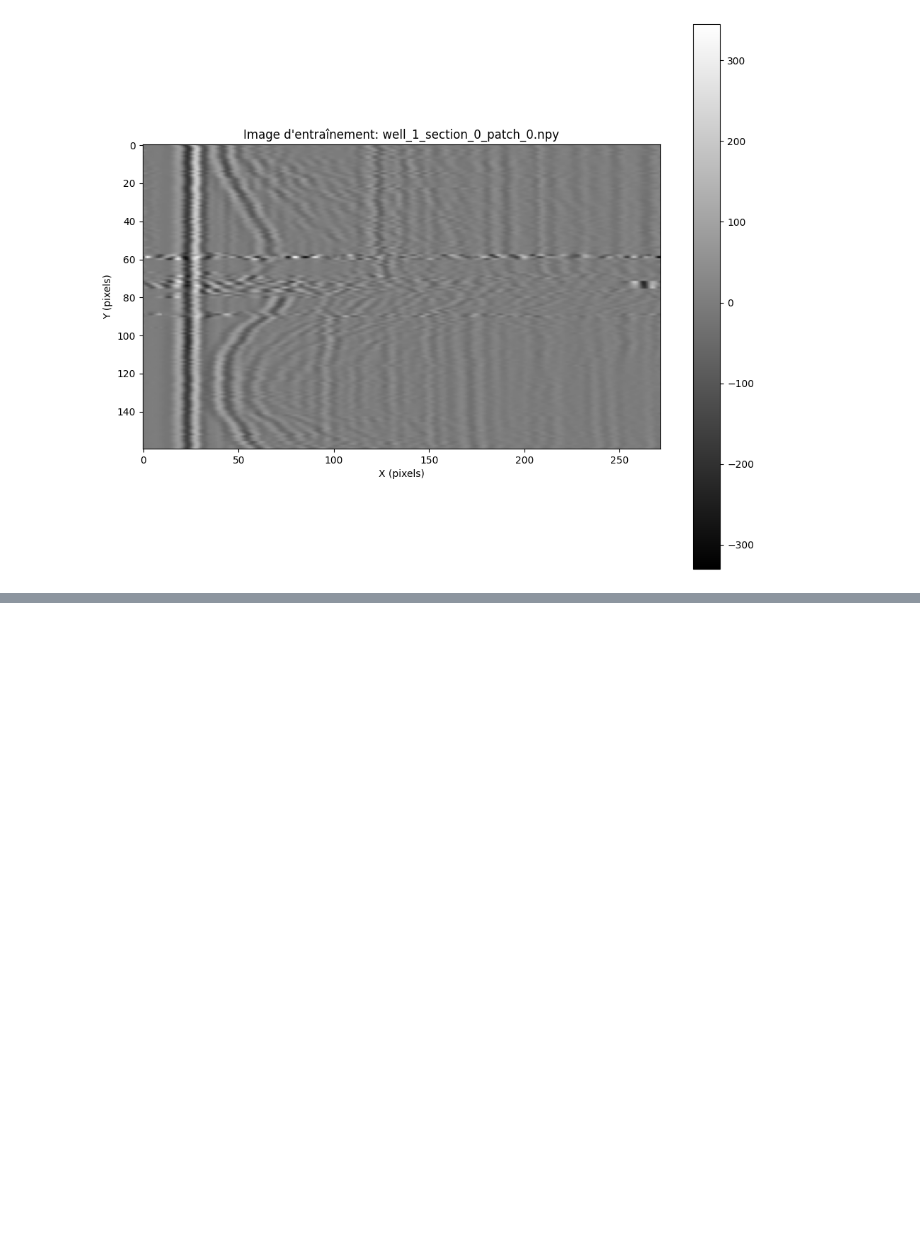
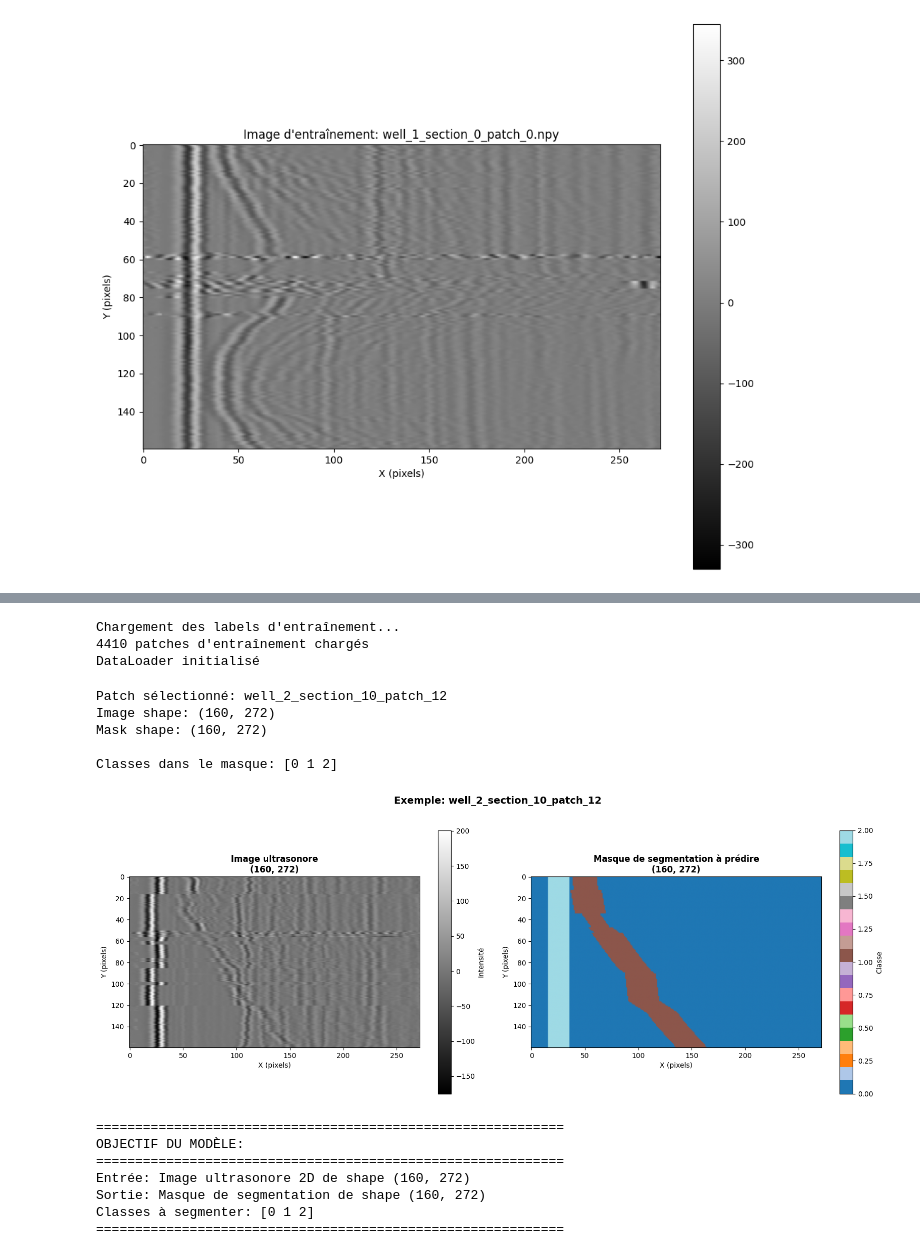
Before and after one commit to victorcamps70/deep-datachallenge, a Jupyter notebook: presentation.ipynb, the cells around one changed output, grey strips where cells are left out. Saved outputs shown, nothing was run; the diff lists cells and outputs as text; code cells hidden in the pictures; blank space fills up the shorter version.

Commit message:
Changed the - to _ to use easier import paths, and added a visualization to the presentation

```diff
--- a/presentation.ipynb
+++ b/presentation.ipynb
@@ -141,0 +145,64 @@ plt.show()
+# %%
+# Importer le DataLoader
+from deep_datachallenge.data_loader import DataLoader
+
+# Initialiser le DataLoader
+loader = DataLoader(data_dir='data')
+print("DataLoader initialisé")
+# %% [output]
+Chargement des labels d'entraînement...
+4410 patches d'entraînement chargés
+DataLoader initialisé
+# %%
+# Charger une paire image-masque aléatoire
+patch_example = loader.get_random_patch()
+image, mask = loader.load_pair(patch_example, phase='train')
+
+print(f"Patch sélectionné: {patch_example}")
+print(f"Image shape: {image.shape}")
+print(f"Mask shape: {mask.shape}")
+print(f"\nClasses dans le masque: {np.unique(mask)}")
+# %% [output]
+Patch sélectionné: well_2_section_10_patch_12
+Image shape: (160, 272)
+Mask shape: (160, 272)
+
+Classes dans le masque: [0 1 2]
+# %%
+# Afficher côte à côte l'image et le masque attendu
+fig, axes = plt.subplots(1, 2, figsize=(16, 6))
+
+# Image d'entrée
+im1 = axes[0].imshow(image, cmap='gray')
+axes[0].set_title(f"Image ultrasonore\n{image.shape}", fontsize=12, fontweight='bold')
+axes[0].set_xlabel("X (pixels)")
+axes[0].set_ylabel("Y (pixels)")
+plt.colorbar(im1, ax=axes[0], label='Intensité')
+
+# Masque attendu (ce qu'on doit prédire)
+im2 = axes[1].imshow(mask, cmap='tab20')
+axes[1].set_title(f"Masque de segmentation à prédire\n{mask.shape}", fontsize=12, fontweight='bold')
+axes[1].set_xlabel("X (pixels)")
+axes[1].set_ylabel("Y (pixels)")
+cbar = plt.colorbar(im2, ax=axes[1], label='Classe')
+
+plt.suptitle(f"Exemple: {patch_example}", fontsize=14, fontweight='bold', y=1.02)
+plt.tight_layout()
+plt.show()
+
+print("\n" + "="*60)
+print("OBJECTIF DU MODÈLE:")
+print("="*60)
+print(f"Entrée: Image ultrasonore 2D de shape {image.shape}")
+print(f"Sortie: Masque de segmentation de shape {mask.shape}")
+print(f"Classes à segmenter: {np.unique(mask)}")
+print("="*60)
+# %% [output]
+[figure, added]
+============================================================
+OBJECTIF DU MODÈLE:
+============================================================
+Entrée: Image ultrasonore 2D de shape (160, 272)
+Sortie: Masque de segmentation de shape (160, 272)
+Classes à segmenter: [0 1 2]
+============================================================
```
Also changed, not shown: parts of 1 cell of this notebook, 2 other files.
